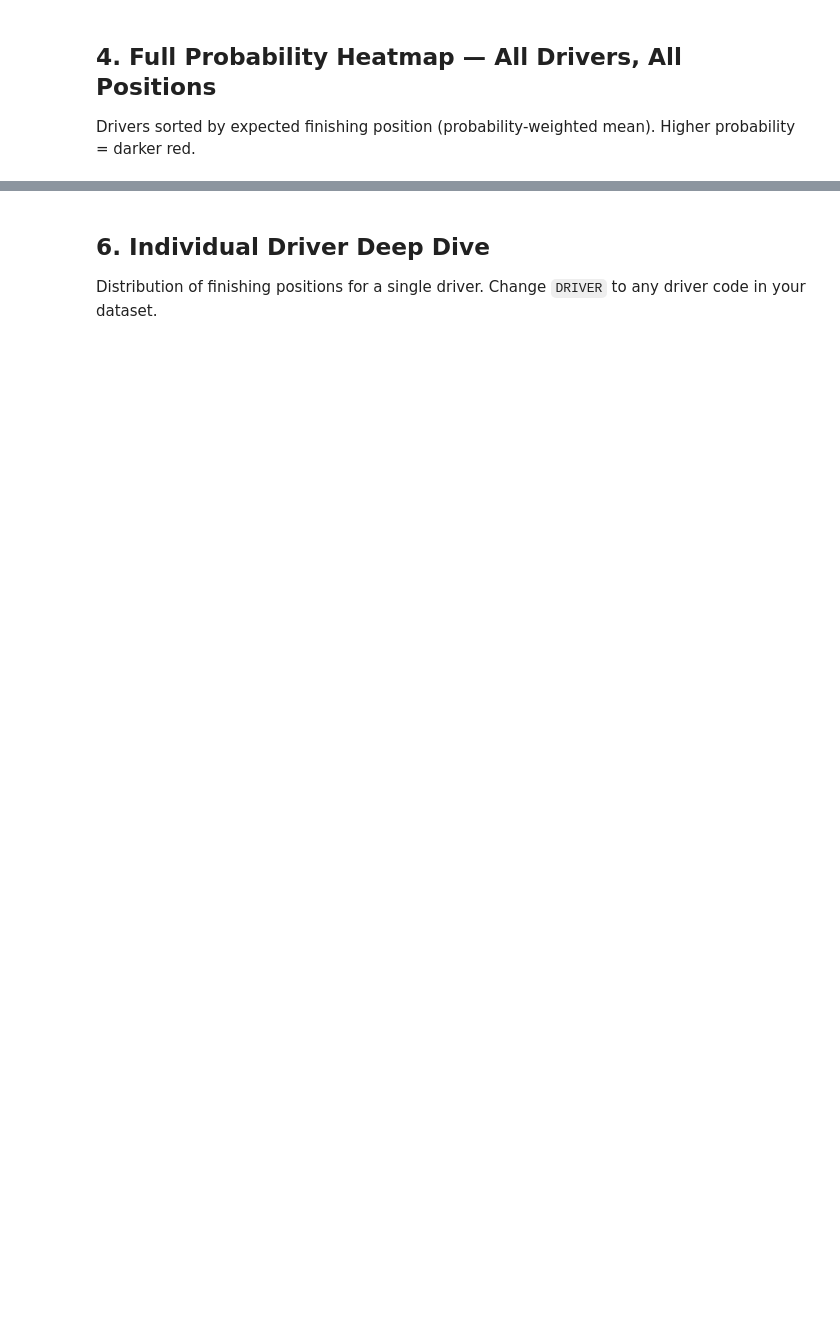
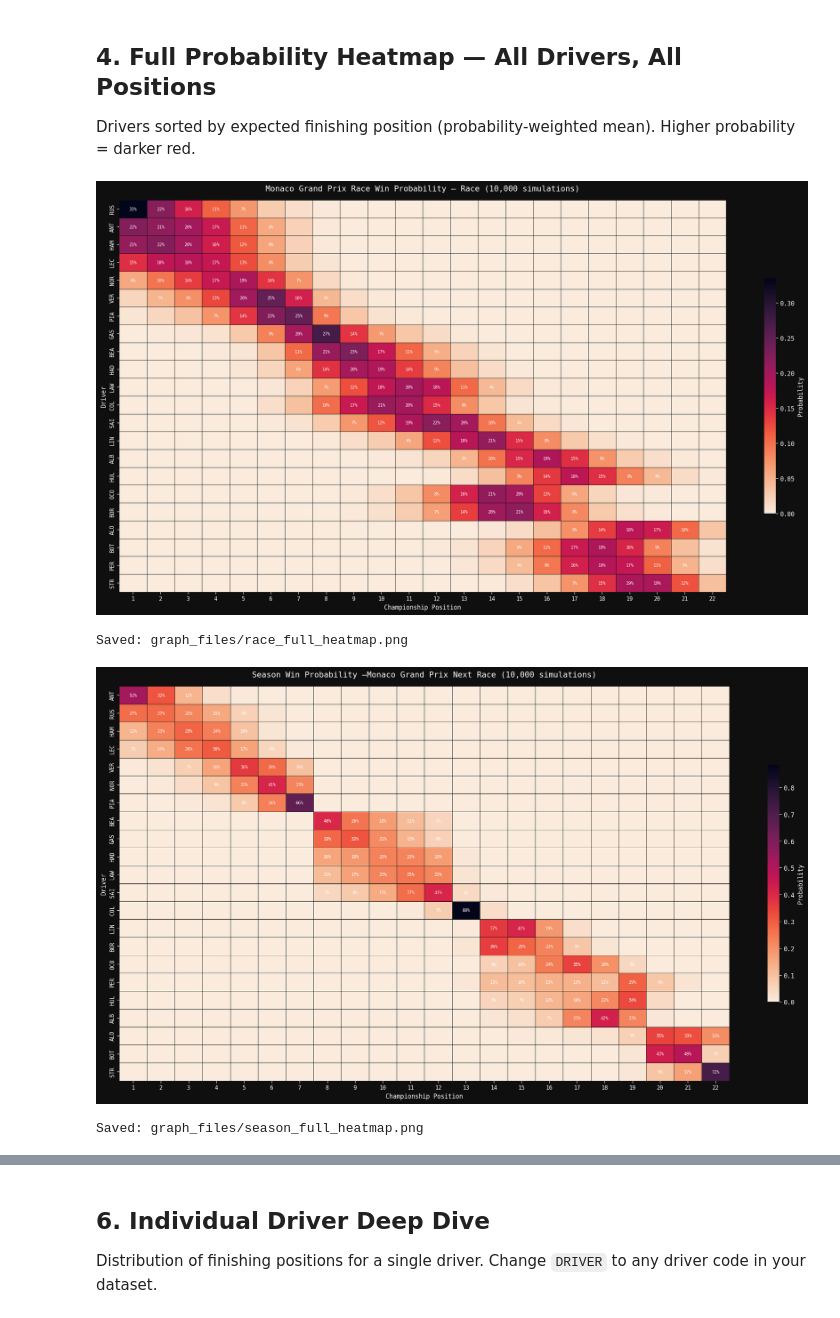
Before and after one commit to Patsfirstdown/f1-season-forecaster, a Jupyter notebook: notebooks/f1_results_viz(1).ipynb, the cells around one changed output, grey strips where cells are left out. Cells and saved outputs as stored; diff of their text form; code cells hidden in the pictures; blank space fills up the shorter version.

```diff
--- a/notebooks/f1_results_viz(1).ipynb
+++ b/notebooks/f1_results_viz(1).ipynb
@@ -107,45 +199,97 @@ print('Saved: output/win_probability.png')
 Drivers sorted by expected finishing position (probability-weighted mean). Higher probability = darker red.
 # %%
 # Sort drivers by probability-weighted expected position
-numeric_cols = [c for c in standings_prob.columns if c.isdigit()]
+#Next Race
+numeric_cols = [c for c in race_prob.columns if c.isdigit()]
 positions = np.array([int(c) for c in numeric_cols])
 
-expected_pos = standings_prob[numeric_cols].apply(
+expected_pos = race_prob[numeric_cols].apply(
     lambda row: np.dot(row.values, positions), axis=1
 )
 sorted_drivers = expected_pos.sort_values().index
-heatmap_data = standings_prob.loc[sorted_drivers, numeric_cols]
+heatmap_data = race_prob.loc[sorted_drivers, numeric_cols]
 
 fig, ax = plt.subplots(figsize=(18, 10))
 
 sns.heatmap(
     heatmap_data,
     ax=ax,
     cmap=sns.color_palette('rocket_r', as_cmap=True),
     linewidths=0.3,
     linecolor='#0f0f0f',
     cbar_kws={'label': 'Probability', 'shrink': 0.6},
-    fmt='.0%',
-    annot=heatmap_data.applymap(lambda x: f'{x*100:.0f}%' if x >= 0.04 else ''),
+    fmt='',
+    annot=heatmap_data.map(lambda x: f'{x*100:.0f}%' if x >= 0.04 else ''),
     annot_kws={'size': 7, 'color': 'white'},
     vmin=0,
     vmax=heatmap_data.values.max()
 )
 
-ax.set_title('Championship Finishing Position Probability — All Drivers\n(sorted by expected position)',
+ax.set_title(next_race+' Race Win Probability — Race (10,000 simulations)',
              fontsize=13, pad=15, color='white')
 ax.set_xlabel('Championship Position', fontsize=10)
 ax.set_ylabel('Driver', fontsize=10)
 ax.tick_params(axis='both', labelsize=9)
 
 # Colorbar label color
 ax.collections[0].colorbar.ax.yaxis.label.set_color('white')
 ax.collections[0].colorbar.ax.tick_params(colors='white')
 
+png_location='race_full_heatmap.png'
+
 plt.tight_layout()
-plt.savefig(OUTPUT_DIR / 'full_heatmap.png', dpi=150, bbox_inches='tight', facecolor='#0f0f0f')
+plt.savefig(GRAPH_DIR / png_location, dpi=150, bbox_inches='tight', facecolor='#0f0f0f')
 plt.show()
-print('Saved: output/full_heatmap.png')
+print('Saved: graph_files/'+png_location)
+
+# Sort drivers by probability-weighted expected position
+#Season
+numeric_cols = [c for c in season_prob.columns if c.isdigit()]
+positions = np.array([int(c) for c in numeric_cols])
+
+expected_pos = season_prob[numeric_cols].apply(
+    lambda row: np.dot(row.values, positions), axis=1
+)
+sorted_drivers = expected_pos.sort_values().index
+heatmap_data = season_prob.loc[sorted_drivers, numeric_cols]
+
+fig, ax = plt.subplots(figsize=(18, 10))
+
+sns.heatmap(
+    heatmap_data,
+    ax=ax,
+    cmap=sns.color_palette('rocket_r', as_cmap=True),
+    linewidths=0.3,
+    linecolor='#0f0f0f',
+    cbar_kws={'label': 'Probability', 'shrink': 0.6},
+    fmt='',
+    annot=heatmap_data.map(lambda x: f'{x*100:.0f}%' if x >= 0.04 else ''),
+    annot_kws={'size': 7, 'color': 'white'},
+    vmin=0,
+    vmax=heatmap_data.values.max()
+)
+
+ax.set_title('Season Win Probability —'+next_race+' Next Race (10,000 simulations)',
+             fontsize=13, pad=15, color='white')
+ax.set_xlabel('Championship Position', fontsize=10)
+ax.set_ylabel('Driver', fontsize=10)
+ax.tick_params(axis='both', labelsize=9)
+
+# Colorbar label color
+ax.collections[0].colorbar.ax.yaxis.label.set_color('white')
+ax.collections[0].colorbar.ax.tick_params(colors='white')
+
+png_location='season_full_heatmap.png'
+
+plt.tight_layout()
+plt.savefig(GRAPH_DIR / png_location, dpi=150, bbox_inches='tight', facecolor='#0f0f0f')
+plt.show()
+print('Saved: graph_files/'+png_location)
+# %% [output]
+[figure, added]
+Saved: graph_files/race_full_heatmap.png
+[figure, added]
+Saved: graph_files/season_full_heatmap.png
 # %% [markdown]
 ## 5. Podium Probability — Top 3 Finish
 
```
Also changed, not shown: parts of 11 cells of this notebook.
